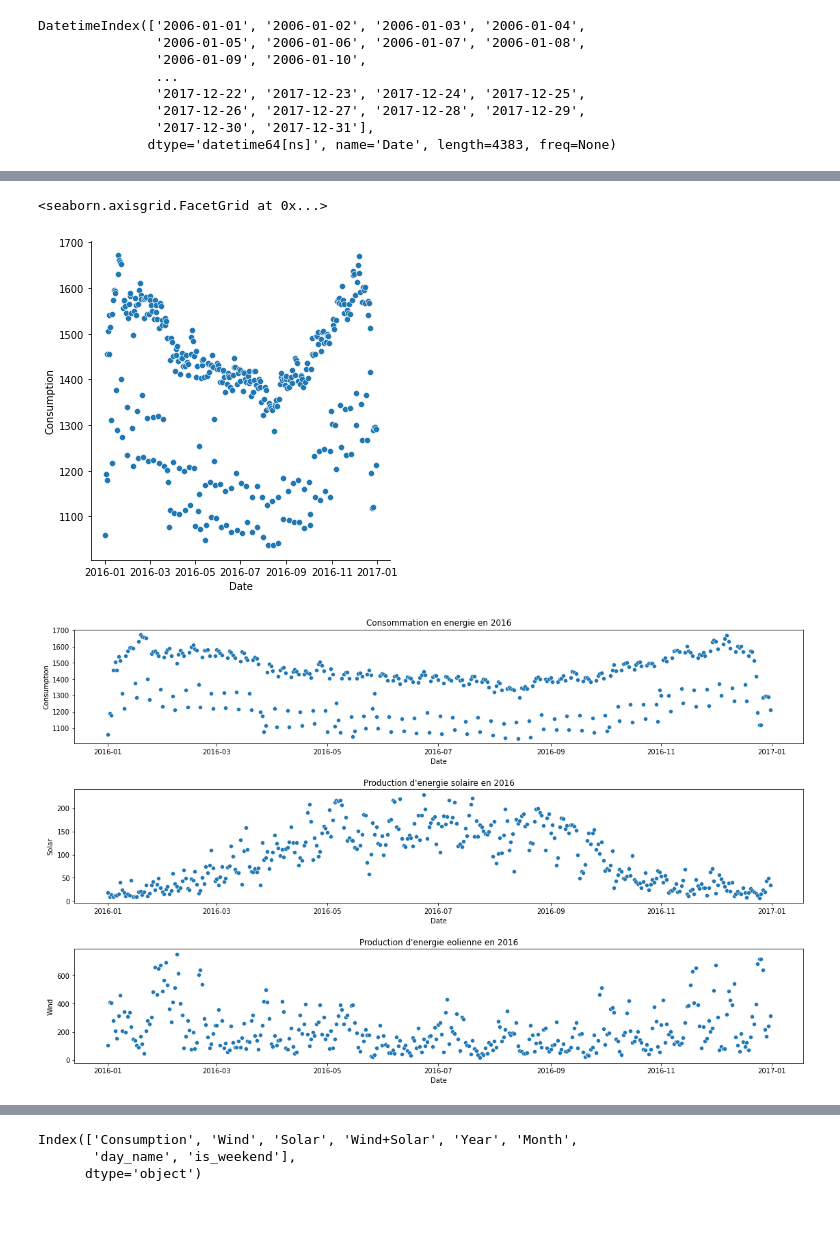
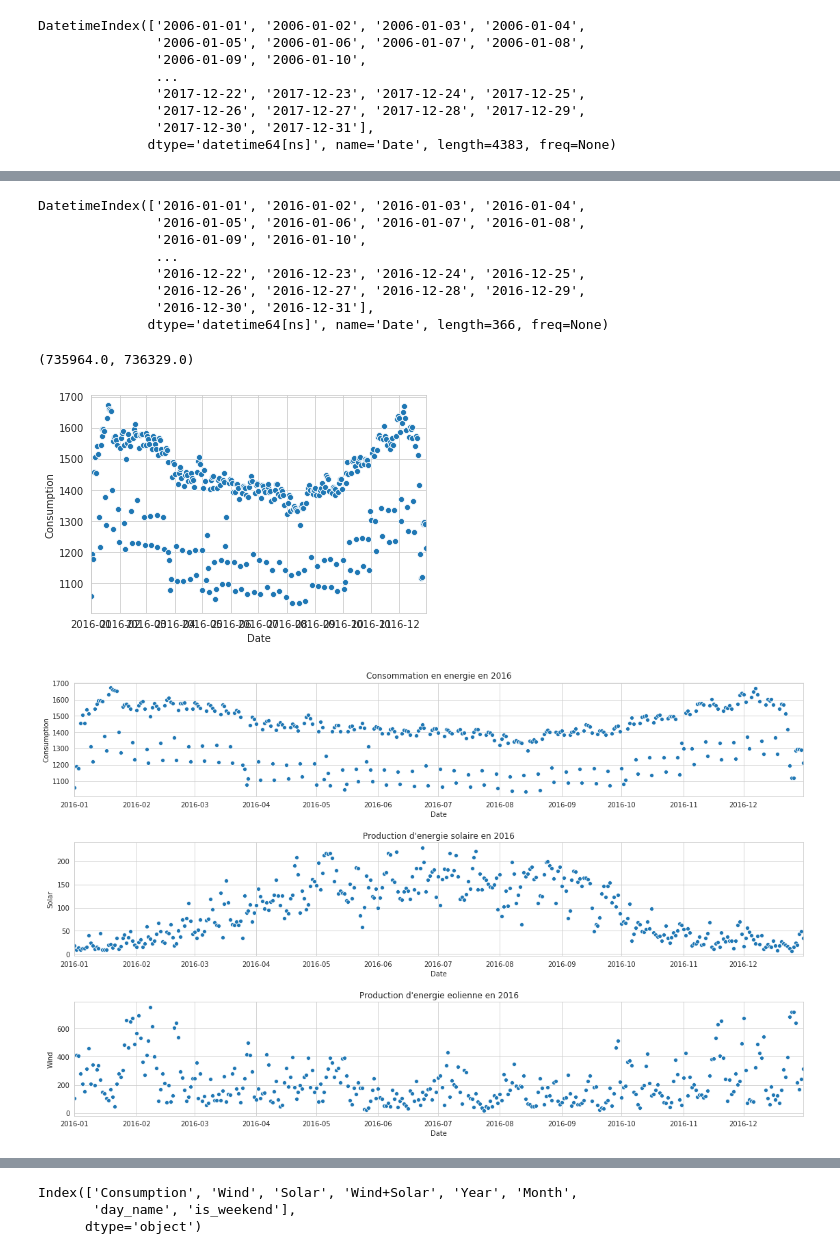
Before and after one commit to kevindegila/data-analyst, a Jupyter notebook: 03_03_Analyse_des_series_temporelles.ipynb, the cells around one changed output, grey strips where cells are left out. Saved outputs shown, nothing was run; the diff lists cells and outputs as text; code cells hidden in the pictures; blank space fills up the shorter version.

```diff
--- a/03_03_Analyse_des_series_temporelles.ipynb
+++ b/03_03_Analyse_des_series_temporelles.ipynb
@@ -305,2 +299,2 @@ grid.map(plt.plot,'Consumption')
 # %%
-data_2016 = energy.loc['2016']
+data = energy.loc['2016'].copy()
@@ -307,20 +334,36 @@ data_2016 = energy.loc['2016']
+# %%
+data.index
+# %% [output]
+DatetimeIndex(['2016-01-01', '2016-01-02', '2016-01-03', '2016-01-04',
+               '2016-01-05', '2016-01-06', '2016-01-07', '2016-01-08',
+               '2016-01-09', '2016-01-10',
+               ...
+               '2016-12-22', '2016-12-23', '2016-12-24', '2016-12-25',
+               '2016-12-26', '2016-12-27', '2016-12-28', '2016-12-29',
+               '2016-12-30', '2016-12-31'],
+              dtype='datetime64[ns]', name='Date', length=366, freq=None)
 # %%
-sns.relplot(data =data_2016, x = data.index, y='Consumption')
+sns.scatterplot( x = data.index, y=data['Consumption'])
+plt.xlim(data.index.min(), data.index.max())
 # %% [output]
-<seaborn.axisgrid.FacetGrid at 0x...>
+(735964.0, 736329.0)
-[figure, old version]
+[figure, new version]
 # %%
 fig, axes = plt.subplots(figsize=(16, 10), nrows=3, ncols=1)
-sns.scatterplot(data =data_2016, x = data.index, y='Consumption', ax=axes[0])
+
+sns.scatterplot(data =data, x = data.index, y='Consumption', ax=axes[0])
 axes[0].set_title('Consommation en energie en 2016')
+axes[0].set_xlim(data.index.min(), data.index.max())
 
-sns.scatterplot(data =data_2016, x = data.index, y='Solar',ax=axes[1])
+sns.scatterplot(data =data, x = data.index, y='Solar',ax=axes[1])
 axes[1].set_title("Production d'energie solaire en 2016")
+axes[1].set_xlim(data.index.min(), data.index.max())
 
-sns.scatterplot(data =data_2016, x = data.index, y='Wind',ax=axes[2])
+sns.scatterplot(data =data, x = data.index, y='Wind',ax=axes[2])
 axes[2].set_title("Production d'energie eolienne en 2016")
+axes[2].set_xlim(data.index.min(), data.index.max())
 fig.tight_layout(pad=2)
 # %% [output]
-[figure, old version]
+[figure, new version]
 # %%
 fig, ax = plt.subplots(figsize=(16, 10), nrows=1, ncols=1)
```
Also changed, not shown: parts of 39 cells of this notebook.
